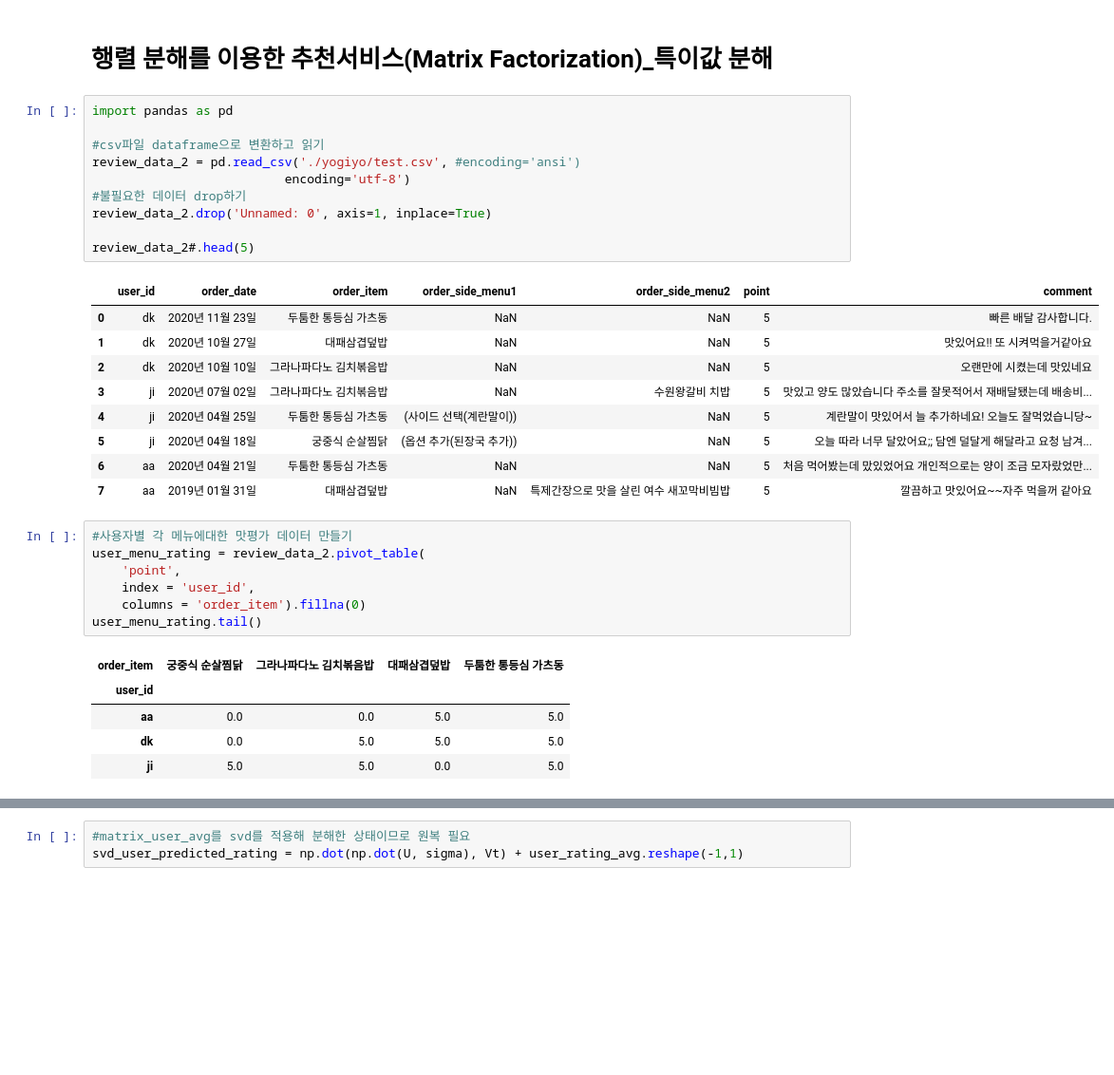
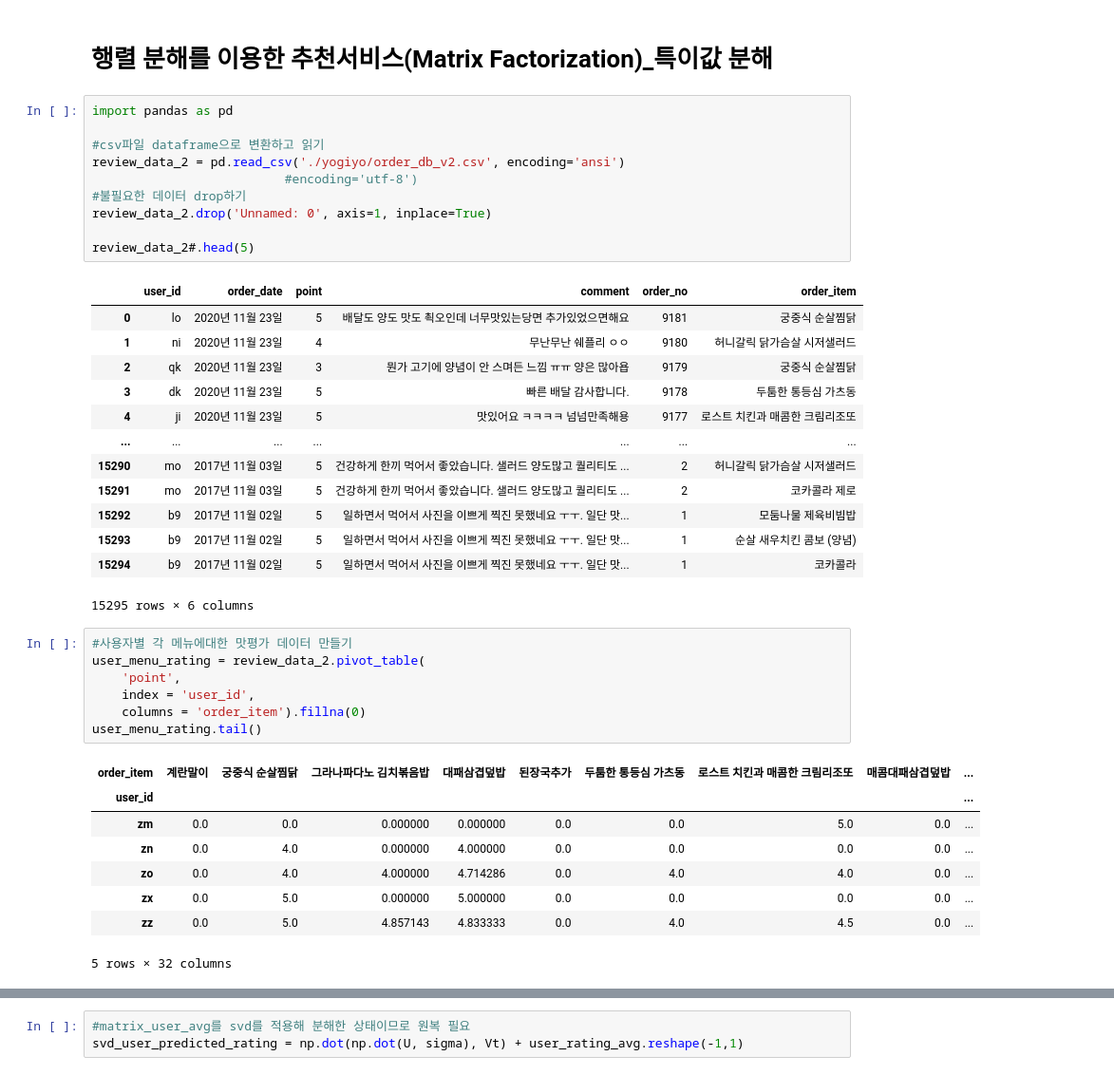
Before and after one commit to lee-dk/Final_Project, a Jupyter notebook: yogiyo/yogiyo.ipynb, the cells around one changed output, grey strips where cells are left out. Shown at 95% size. Drawn from its saved outputs; the diff is of its cells as text; blank space fills up the shorter version.

```diff
--- a/yogiyo/yogiyo.ipynb
+++ b/yogiyo/yogiyo.ipynb
@@ -204,23 +204,27 @@ Name: 0, dtype: float64
 # %%
 import pandas as pd
 
 #csv파일 dataframe으로 변환하고 읽기
-review_data_2 = pd.read_csv('./yogiyo/test.csv', #encoding='ansi')
-                          encoding='utf-8')
+review_data_2 = pd.read_csv('./yogiyo/order_db_v2.csv', encoding='ansi')
+                          #encoding='utf-8')
 #불필요한 데이터 drop하기
 review_data_2.drop('Unnamed: 0', axis=1, inplace=True)
 
 review_data_2#.head(5)
 # %% [output]
-|  | user_id | order_date | order_item | order_side_menu1 | order_side_menu2 | point | comment |
-| 0 | dk | 2020년 11월 23일 | 두툼한 통등심 가츠동 | NaN | NaN | 5 | 빠른 배달 감사합니다. |
-| 1 | dk | 2020년 10월 27일 | 대패삼겹덮밥 | NaN | NaN | 5 | 맛있어요!! 또 시켜먹을거같아요 |
-| 2 | dk | 2020년 10월 10일 | 그라나파다노 김치볶음밥 | NaN | NaN | 5 | 오랜만에 시켰는데 맛있네요 |
-| 3 | ji | 2020년 07월 02일 | 그라나파다노 김치볶음밥 | NaN | 수원왕갈비 치밥 | 5 | 맛있고 양도 많았습니다 주소를 잘못적어서 재배달됐는데 배송비... |
-| 4 | ji | 2020년 04월 25일 | 두툼한 통등심 가츠동 | (사이드 선택(계란말이)) | NaN | 5 | 계란말이 맛있어서 늘 추가하네요! 오늘도 잘먹었습니당~ |
-| 5 | ji | 2020년 04월 18일 | 궁중식 순살찜닭 | (옵션 추가(된장국 추가)) | NaN | 5 | 오늘 따라 너무 달았어요;; 담엔 덜달게 해달라고 요청 남겨... |
-| 6 | aa | 2020년 04월 21일 | 두툼한 통등심 가츠동 | NaN | NaN | 5 | 처음 먹어봤는데 맜있었어요 개인적으로는 양이 조금 모자랐었만... |
-| 7 | aa | 2019년 01월 31일 | 대패삼겹덮밥 | NaN | 특제간장으로 맛을 살린 여수 새꼬막비빔밥 | 5 | 깔끔하고 맛있어요~~자주 먹을꺼 같아요 |
+|  | user_id | order_date | point | comment | order_no | order_item |
+| 0 | lo | 2020년 11월 23일 | 5 | 배달도 양도 맛도 쵝오인데 너무맛있는당면 추가있었으면해요 | 9181 | 궁중식 순살찜닭 |
+| 1 | ni | 2020년 11월 23일 | 4 | 무난무난 쉐플리 ㅇㅇ | 9180 | 허니갈릭 닭가슴살 시저샐러드 |
+| 2 | qk | 2020년 11월 23일 | 3 | 뭔가 고기에 양념이 안 스며든 느낌 ㅠㅠ 양은 많아욥 | 9179 | 궁중식 순살찜닭 |
+| 3 | dk | 2020년 11월 23일 | 5 | 빠른 배달 감사합니다. | 9178 | 두툼한 통등심 가츠동 |
+| 4 | ji | 2020년 11월 23일 | 5 | 맛있어요 ㅋㅋㅋㅋ 넘넘만족해용 | 9177 | 로스트 치킨과 매콤한 크림리조또 |
+| ... | ... | ... | ... | ... | ... | ... |
+| 15290 | mo | 2017년 11월 03일 | 5 | 건강하게 한끼 먹어서 좋았습니다. 샐러드 양도많고 퀄리티도 ... | 2 | 허니갈릭 닭가슴살 시저샐러드 |
+| 15291 | mo | 2017년 11월 03일 | 5 | 건강하게 한끼 먹어서 좋았습니다. 샐러드 양도많고 퀄리티도 ... | 2 | 코카콜라 제로 |
+| 15292 | b9 | 2017년 11월 02일 | 5 | 일하면서 먹어서 사진을 이쁘게 찍진 못했네요 ㅜㅜ. 일단 맛... | 1 | 모둠나물 제육비빔밥 |
+| 15293 | b9 | 2017년 11월 02일 | 5 | 일하면서 먹어서 사진을 이쁘게 찍진 못했네요 ㅜㅜ. 일단 맛... | 1 | 순살 새우치킨 콤보 (양념) |
+| 15294 | b9 | 2017년 11월 02일 | 5 | 일하면서 먹어서 사진을 이쁘게 찍진 못했네요 ㅜㅜ. 일단 맛... | 1 | 코카콜라 |
+15295 rows × 6 columns
 # %%
 #사용자별 각 메뉴에대한 맛평가 데이터 만들기
 user_menu_rating = review_data_2.pivot_table(
@@ -229,11 +233,14 @@ user_menu_rating = review_data_2.pivot_table(
     columns = 'order_item').fillna(0)
 user_menu_rating.tail()
 # %% [output]
-| order_item | 궁중식 순살찜닭 | 그라나파다노 김치볶음밥 | 대패삼겹덮밥 | 두툼한 통등심 가츠동 |
-| user_id |  |  |  |  |
-| aa | 0.0 | 0.0 | 5.0 | 5.0 |
-| dk | 0.0 | 5.0 | 5.0 | 5.0 |
-| ji | 5.0 | 5.0 | 0.0 | 5.0 |
+| order_item | 계란말이 | 궁중식 순살찜닭 | 그라나파다노 김치볶음밥 | 대패삼겹덮밥 | 된장국추가 | 두툼한 통등심 가츠동 | 로스트 치킨과 매콤한 크림리조또 | 매콤대패삼겹덮밥 | ... |
+| user_id |  |  |  |  |  |  |  |  | ... |
+| zm | 0.0 | 0.0 | 0.000000 | 0.000000 | 0.0 | 0.0 | 5.0 | 0.0 | ... |
+| zn | 0.0 | 4.0 | 0.000000 | 4.000000 | 0.0 | 0.0 | 0.0 | 0.0 | ... |
+| zo | 0.0 | 4.0 | 4.000000 | 4.714286 | 0.0 | 4.0 | 4.0 | 0.0 | ... |
+| zx | 0.0 | 5.0 | 0.000000 | 5.000000 | 0.0 | 0.0 | 0.0 | 0.0 | ... |
+| zz | 0.0 | 5.0 | 4.857143 | 4.833333 | 0.0 | 4.0 | 4.5 | 0.0 | ... |
+5 rows × 32 columns
 # %%
 import numpy as np
 
```
Also changed, not shown: parts of 8 cells of this notebook.
